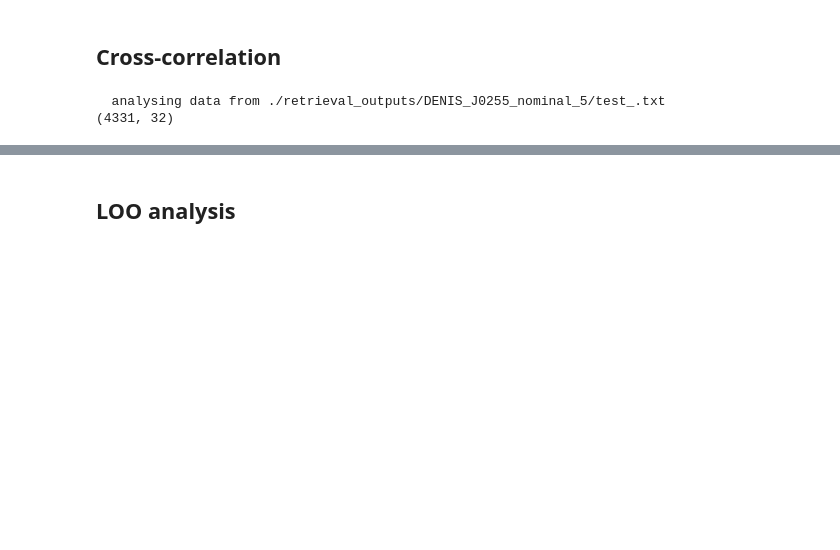
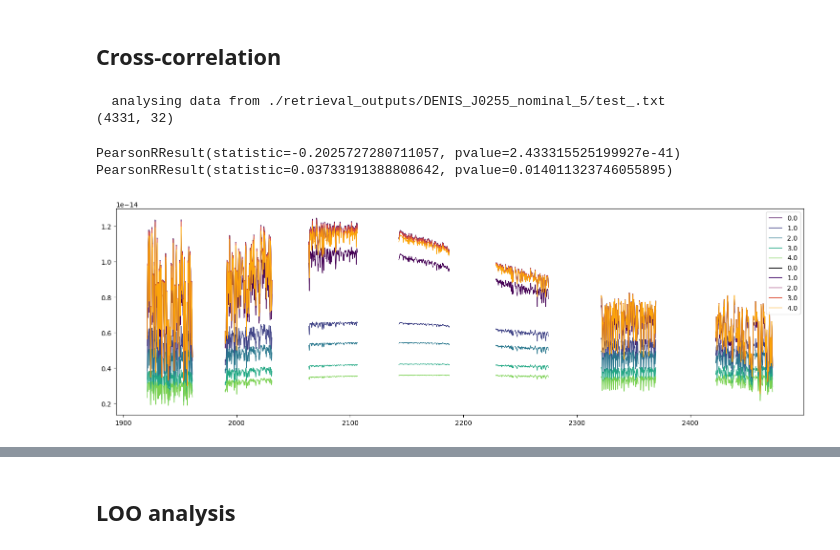
Before and after one commit to samderegt/retrieval_base, a Jupyter notebook: DENIS_J0255/retrieval_figures.ipynb, the cells around one changed output, grey strips where cells are left out. Saved outputs shown, nothing was run; the diff lists cells and outputs as text; code cells hidden in the pictures; blank space fills up the shorter version.

```diff
--- a/DENIS_J0255/retrieval_figures.ipynb
+++ b/DENIS_J0255/retrieval_figures.ipynb
@@ -64,32 +64,86 @@ posterior_1, bestfit_1, PT_1, Chem_1, int_contr_em_1, int_contr_em_per_order_1,
 # %% [output]
   analysing data from ./retrieval_outputs/DENIS_J0255_nominal_5/test_.txt
 (4331, 32)
+# %%
+from scipy.stats import pearsonr
+
+print(pearsonr(x=posterior_1[:,9], y=posterior_1[:,11]))
+#print(pearsonr(x=posterior_1[:,10], y=posterior_1[:,11]))
+#print(pearsonr(x=posterior_1[:,16], y=posterior_1[:,17]))
+print(pearsonr(x=posterior_1[:,11], y=posterior_1[:,12]))
+# %% [output]
+PearsonRResult(statistic=-0.2025727280711057, pvalue=2.433315525199927e-41)
+PearsonRResult(statistic=0.03733191388808642, pvalue=0.014011323746055895)
 # %%
-'''
+#'''
 pRT_atm_1 = af.pickle_load(
     './retrieval_outputs/DENIS_J0255_nominal_5/test_data/pRT_atm_broad.pkl'
     )
 params_1_copy = bestfit_params_1['params'].copy()
+pRT_atm_1.w_set = 'K2166'
 
+#params_1_copy['P_base_gray'] = 10**(0.5)
 params_1_copy['P_base_gray'] = 10**(0.5)
 params_1_copy['f_sed_gray']  = 10
+params_1_copy['cloud_slope'] = None
 
-fig, ax = plt.subplots(figsize=(10,5))
-for h, log_opa_i in enumerate(np.arange(-2.,1.,0.5)):
+log_opas = np.arange(0.,5.,1)
+fig, ax = plt.subplots(figsize=(15,5))
+#'''
+for h, log_opa_i in enumerate(log_opas):
 
     opa_i = 10**log_opa_i
     params_1_copy['opa_base_gray'] = opa_i
 
     m_spec_1 = pRT_atm_1(
         Chem_1.mass_fractions,
         PT_1.temperature,
         params_1_copy,
         get_contr=False,
         get_full_spectrum=True,
         )
     for i in range(d_spec_1.n_orders):
         for j in range(d_spec_1.n_dets):
-            ax.plot(d_spec_1.wave[i,j], m_spec_1.flux[i,j], c=plt.get_cmap('viridis')(h/10), lw=1)
+            label = None
+            if i==0 and j==0:
+                label = f'{log_opa_i}'
+            #ax.plot(d_spec_1.wave[i,j], m_spec_1.flux[i,j]/np.nanmedian(m_spec_1.flux[i,j]), c=plt.get_cmap('viridis')(h/len(log_opas)), lw=1, label=label)
+            ax.plot(d_spec_1.wave[i,j], m_spec_1.flux[i,j], c=plt.get_cmap('viridis')(h/len(log_opas)), lw=1, label=label)
+#'''
 
+#'''
+#params_1_copy['P_base_gray'] = 10**(-5)
+params_1_copy['P_base_gray'] = 10**(1.5)
+params_1_copy['f_sed_gray']  = 10
+#log_opas = np.arange(0.,4.,1)
+#log_opas = np.arange(3.,7,1)
+
+for h, log_opa_i in enumerate(log_opas):
+
+    opa_i = 10**log_opa_i
+    params_1_copy['opa_base_gray'] = opa_i
+
+    m_spec_1 = pRT_atm_1(
+        Chem_1.mass_fractions,
+        PT_1.temperature,
+        params_1_copy,
+        get_contr=False,
+        get_full_spectrum=True,
+        )
+    for i in range(d_spec_1.n_orders):
+        for j in range(d_spec_1.n_dets):
+            label = None
+            if i==0 and j==0:
+                label = f'{log_opa_i}'
+            #ax.plot(d_spec_1.wave[i,j], m_spec_1.flux[i,j]/np.nanmedian(m_spec_1.flux[i,j]), c=plt.get_cmap('inferno')(h/len(log_opas)), lw=1, label=label)
+            ax.plot(d_spec_1.wave[i,j], m_spec_1.flux[i,j], c=plt.get_cmap('inferno')(h/len(log_opas)), lw=1, label=label)
+#'''
+
+ax.legend()
+#ax.set(xlim=(d_spec_1.wave[5].min(), d_spec_1.wave[5].max()))
+fig.tight_layout()
+fig.savefig('./plots/clouds.pdf')
 plt.show()
-'''
+#'''
+# %% [output]
+[figure, added]
```
Also changed, not shown: parts of 4 cells of this notebook, 9 other files.
